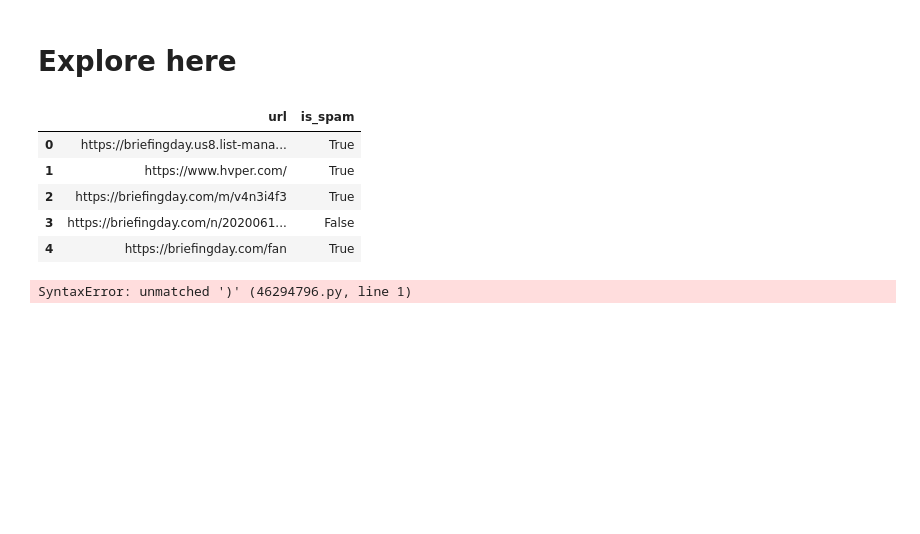
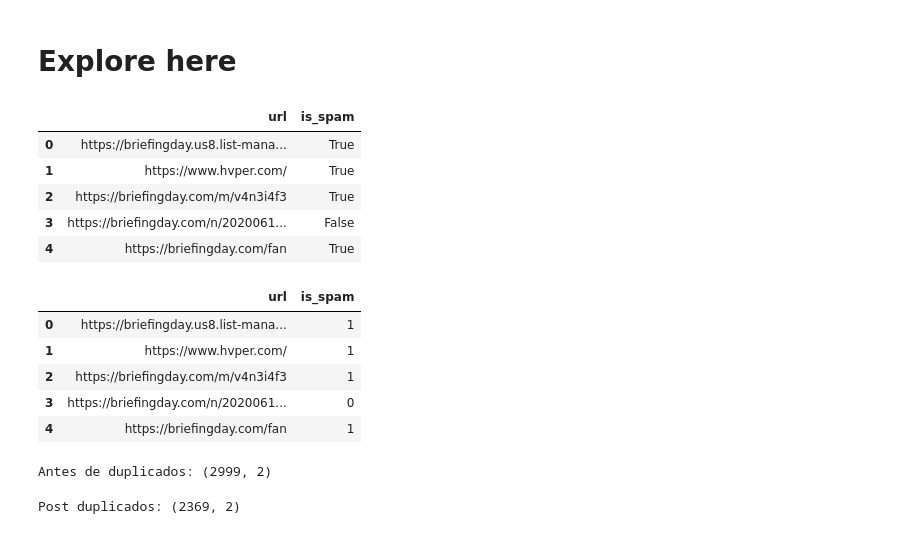
Before and after one commit to PabloRoblesA/SVM_spam, a Jupyter notebook: src/explore.ipynb, the cells around one changed output. Cells and saved outputs as stored; diff of their text form; code cells hidden in the pictures; blank space fills up the shorter version.

Commit message:
#SVM_spam#2

```diff
--- a/src/explore.ipynb
+++ b/src/explore.ipynb
@@ -14,15 +14,25 @@ df.head()
 | 3 | https://briefingday.com/n/2020061... | False |
 | 4 | https://briefingday.com/fan | True |
 # %%
-df['is_spam'] = df['is_spam'].apply(lamda x: 1 if x else 0).astype(int)
+df['is_spam'] = df['is_spam'].apply(lambda x: 1 if x else 0).astype(int)
 df.head()
 # %% [output]
-SyntaxError: unmatched ')' (46294796.py, line 1)
+|  | url | is_spam |
+| 0 | https://briefingday.us8.list-mana... | 1 |
+| 1 | https://www.hvper.com/ | 1 |
+| 2 | https://briefingday.com/m/v4n3i4f3 | 1 |
+| 3 | https://briefingday.com/n/2020061... | 0 |
+| 4 | https://briefingday.com/fan | 1 |
+# %%
+print(f'Antes de duplicados: {df.shape}')
+# %% [output]
+Antes de duplicados: (2999, 2)
 # %%
-print(f'Antes de duplicados {df.shape}')
 df = df.drop_duplicates()
 df = df.reset_index(inplace=False, drop=True)
-df.shape
+print(f'Post duplicados: {df.shape}')
+# %% [output]
+Post duplicados: (2369, 2)
 # %%
 print(f"Spam: {len(df.loc[df.is_spam == 1])}")
 print(f"No spam: {len(df.loc[df.is_spam == 0])}")
```
Also changed, not shown: parts of 10 cells of this notebook, 1 other file.
